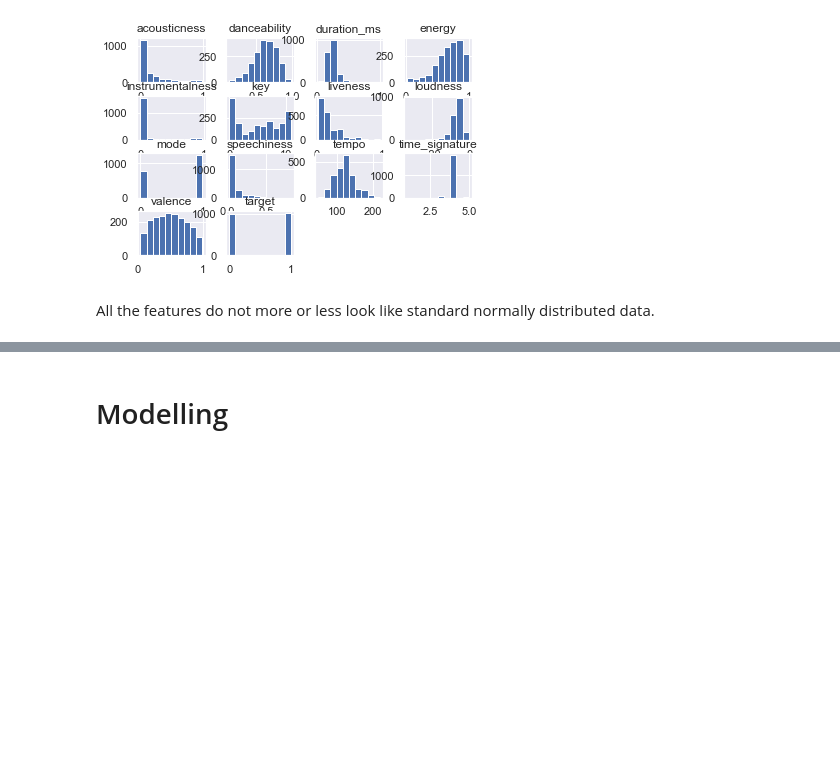
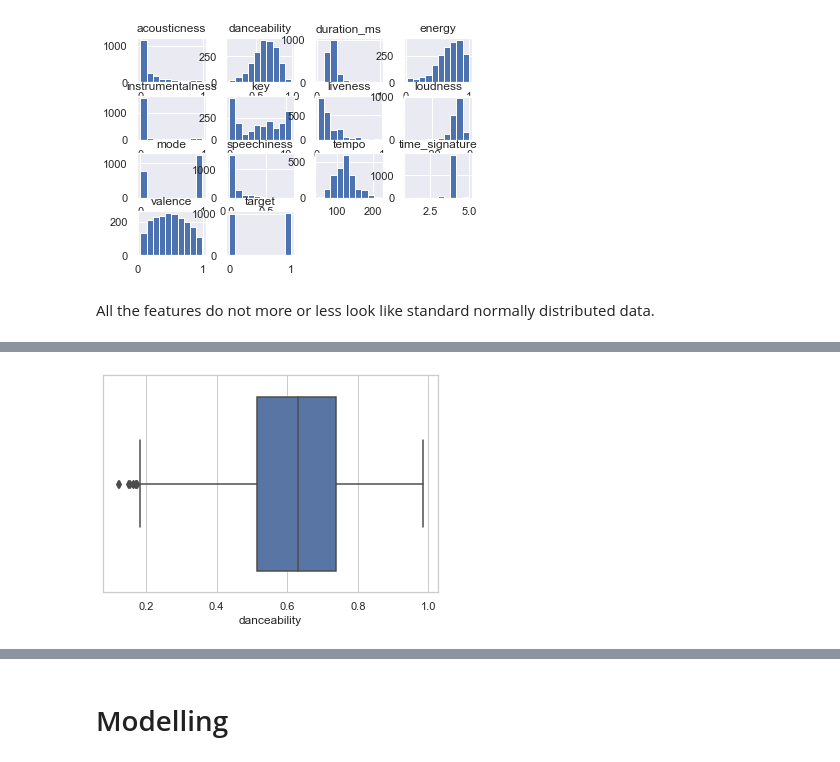
Before and after one commit to tatiana-martinez/Spotify_Pred, a Jupyter notebook: main/Spotify_Pred.ipynb, the cells around one changed output, grey strips where cells are left out. Drawn from its saved outputs; the diff is of its cells as text; code cells hidden in the pictures; blank space fills up the shorter version.

```diff
--- a/main/Spotify_Pred.ipynb
+++ b/main/Spotify_Pred.ipynb
@@ -259,0 +332,5 @@ All the features do not more or less look like standard normally distributed dat
+# %%
+sns.set_theme(style="whitegrid")
+ax = sns.boxplot(x=df["danceability"])
+# %% [output]
+[figure, added]
```
Also changed, not shown: parts of 67 cells of this notebook, 4 other files.
